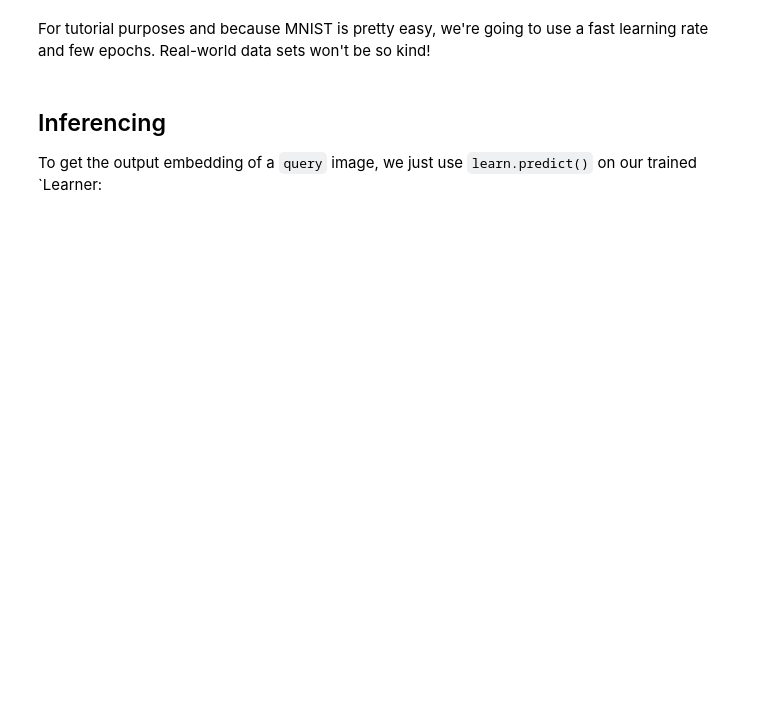
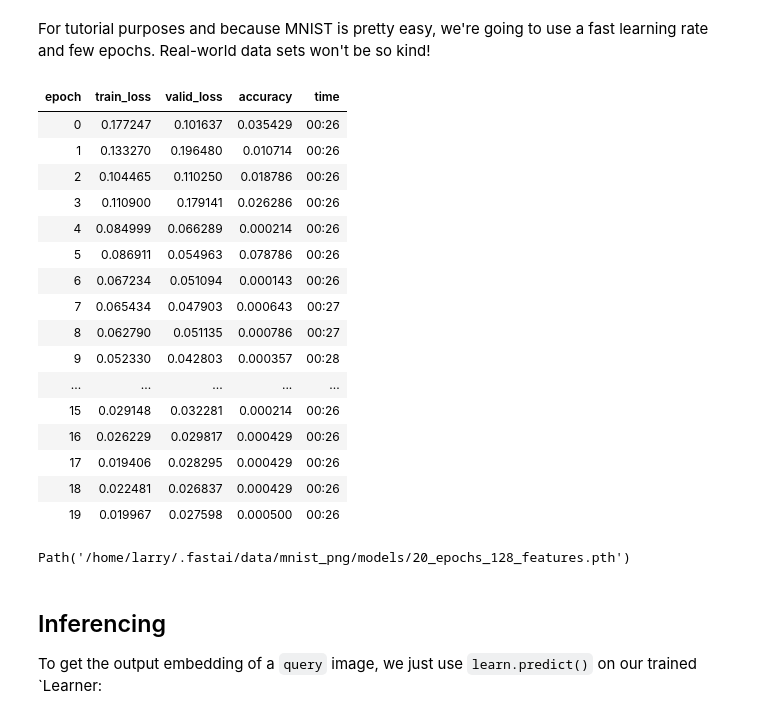
Before and after one commit to lobrien/TripletLossFastAIv2, a Jupyter notebook: TripletLossTutorial.ipynb, the cells around one changed output. Drawn from its saved outputs; the diff is of its cells as text; code cells hidden in the pictures; blank space fills up the shorter version.

```diff
--- a/TripletLossTutorial.ipynb
+++ b/TripletLossTutorial.ipynb
@@ -184,13 +215,33 @@ learn.lr_find()
 # %% [markdown]
 For tutorial purposes and because MNIST is pretty easy, we're going to use a fast learning rate and few epochs. Real-world data sets won't be so kind!
 # %%
-lr = 0.002
+lr = 0.2
 epochs = 20
 learn.fit_one_cycle(epochs, slice(lr))
+# %% [output]
+| epoch | train_loss | valid_loss | accuracy | time |
+| 0 | 0.177247 | 0.101637 | 0.035429 | 00:26 |
+| 1 | 0.133270 | 0.196480 | 0.010714 | 00:26 |
+| 2 | 0.104465 | 0.110250 | 0.018786 | 00:26 |
+| 3 | 0.110900 | 0.179141 | 0.026286 | 00:26 |
+| 4 | 0.084999 | 0.066289 | 0.000214 | 00:26 |
+| 5 | 0.086911 | 0.054963 | 0.078786 | 00:26 |
+| 6 | 0.067234 | 0.051094 | 0.000143 | 00:26 |
+| 7 | 0.065434 | 0.047903 | 0.000643 | 00:27 |
+| 8 | 0.062790 | 0.051135 | 0.000786 | 00:27 |
+| 9 | 0.052330 | 0.042803 | 0.000357 | 00:28 |
+| ... | ... | ... | ... | ... |
+| 15 | 0.029148 | 0.032281 | 0.000214 | 00:26 |
+| 16 | 0.026229 | 0.029817 | 0.000429 | 00:26 |
+| 17 | 0.019406 | 0.028295 | 0.000429 | 00:26 |
+| 18 | 0.022481 | 0.026837 | 0.000429 | 00:26 |
+| 19 | 0.019967 | 0.027598 | 0.000500 | 00:26 |
 # %%
 model_name = f'{epochs}_epochs_{output_embedding_length}_features'
 # %%
 learn.save(model_name)
+# %% [output]
+Path('/home/larry/.fastai/data/mnist_png/models/20_epochs_128_features.pth')
 # %% [markdown]
 ## Inferencing
 
```
Also changed, not shown: parts of 20 cells of this notebook, 1 other file.
